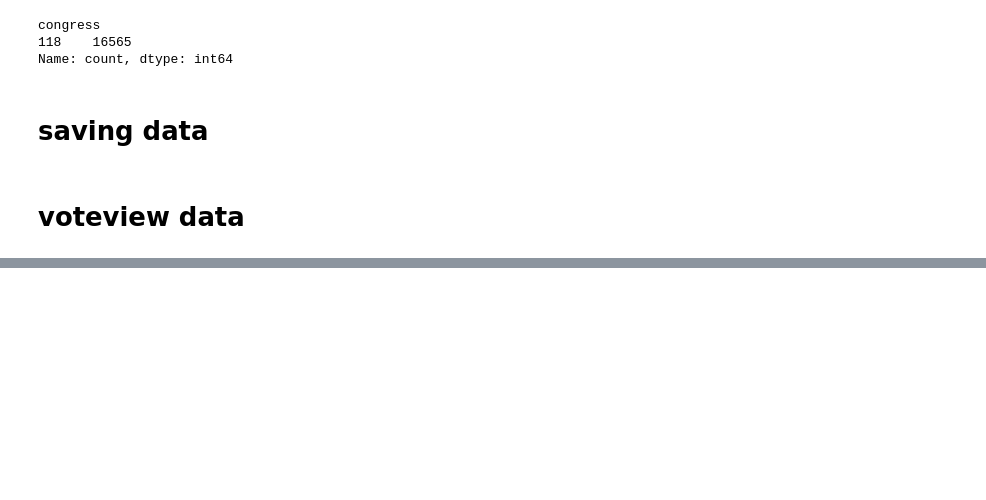
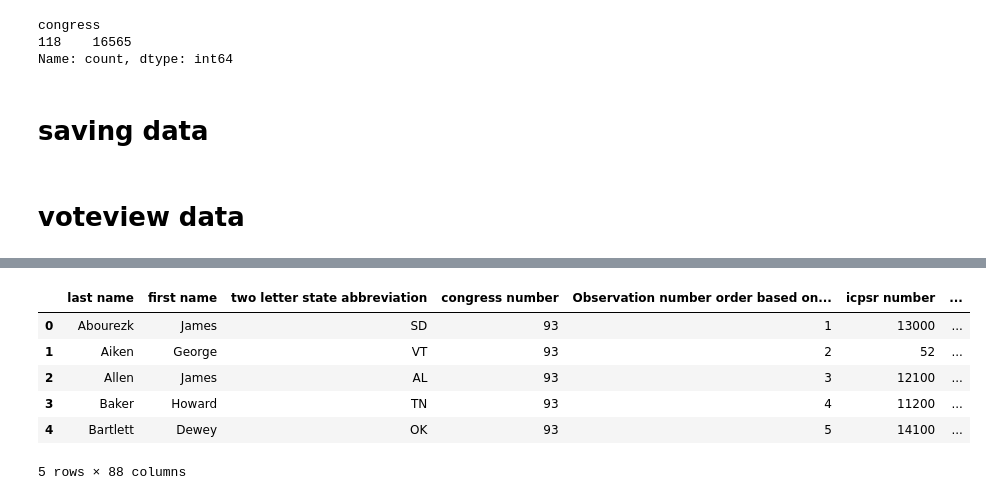
Before and after one commit to evanblizzard/ds_6021_final_project, a Jupyter notebook: Notebooks/01_data_acquisition.ipynb, the cells around one changed output, grey strips where cells are left out. Drawn from its saved outputs; the diff is of its cells as text; code cells hidden in the pictures; blank space fills up the shorter version.

```diff
--- a/Notebooks/01_data_acquisition.ipynb
+++ b/Notebooks/01_data_acquisition.ipynb
@@ -180,0 +206,10 @@ df.to_csv(f"{folder}/bills.csv", index=False)
+# %%
+les_senate_df.head(5)
+# %% [output]
+|  | last name | first name | two letter state abbreviation | congress number | Observation number order based on... | icpsr number | ... |
+| 0 | Abourezk | James | SD | 93 | 1 | 13000 | ... |
+| 1 | Aiken | George | VT | 93 | 2 | 52 | ... |
+| 2 | Allen | James | AL | 93 | 3 | 12100 | ... |
+| 3 | Baker | Howard | TN | 93 | 4 | 11200 | ... |
+| 4 | Bartlett | Dewey | OK | 93 | 5 | 14100 | ... |
+5 rows × 88 columns
```
Also changed, not shown: parts of 6 cells of this notebook.
